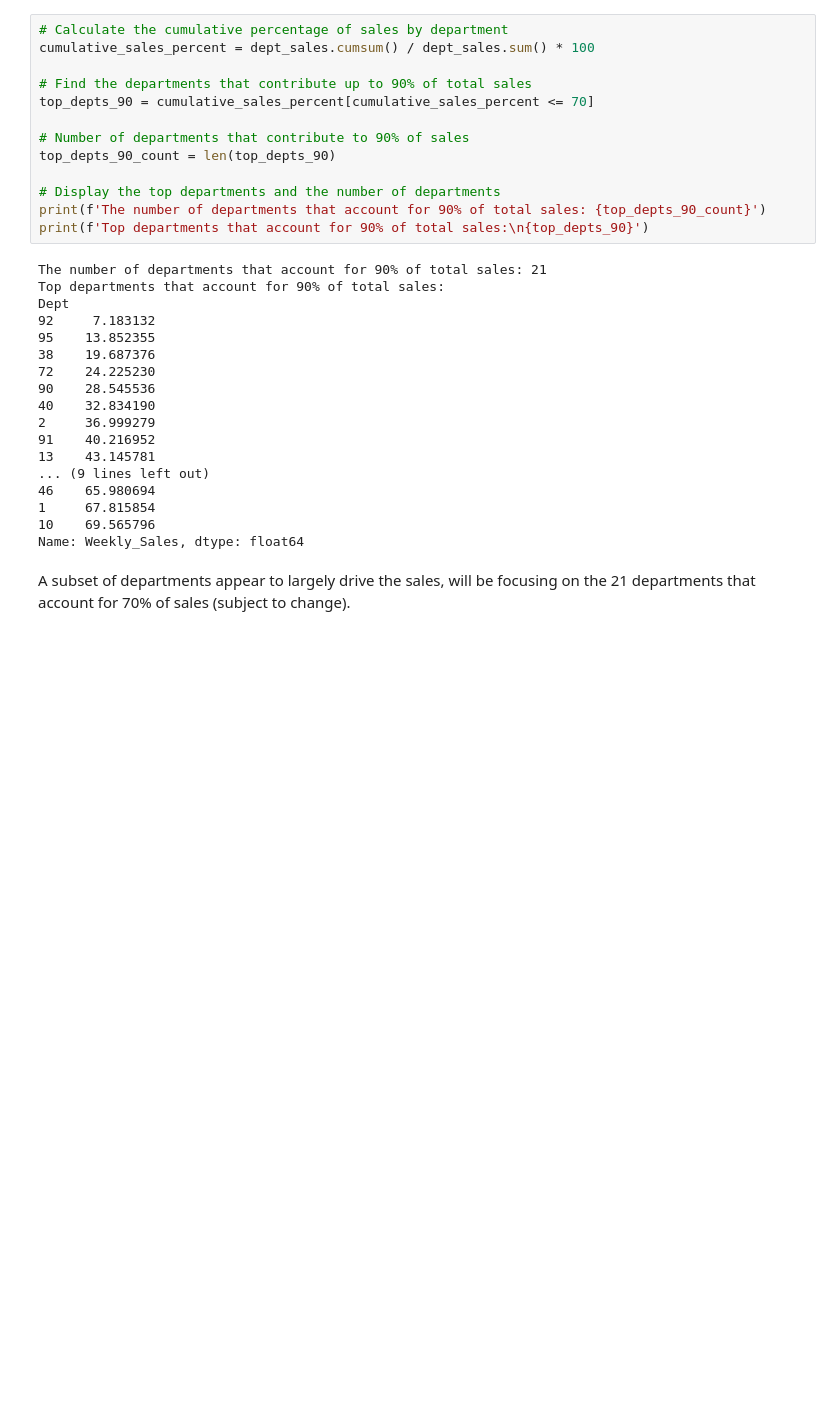
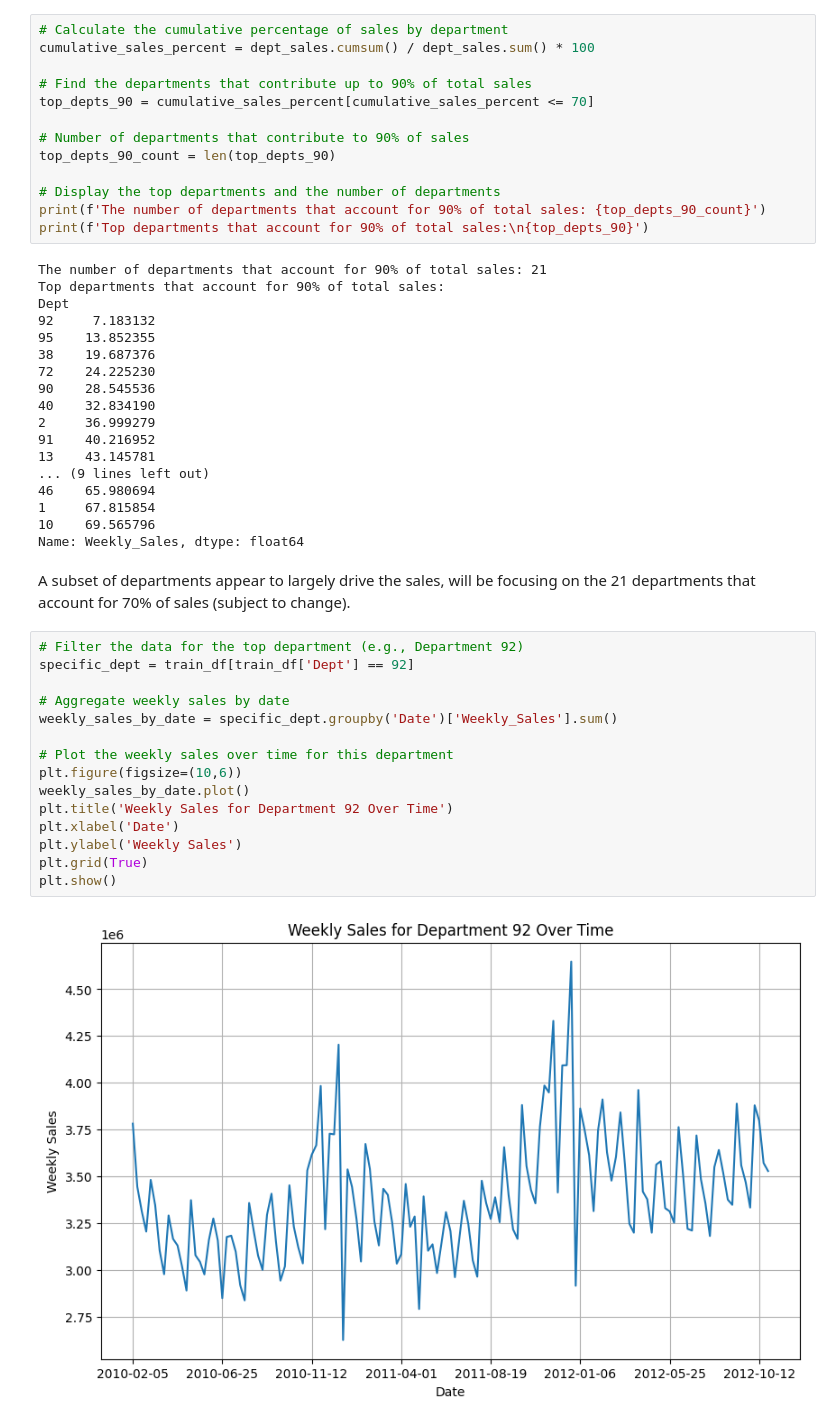
Before and after one commit to dimakazlouski/Walmart-Sales-Forecasting, a Jupyter notebook: Notebooks/01_Data_Exploration.ipynb, the cells around one changed output. Cells and saved outputs as stored; diff of their text form; blank space fills up the shorter version.

```diff
--- a/Notebooks/01_Data_Exploration.ipynb
+++ b/Notebooks/01_Data_Exploration.ipynb
@@ -313,5 +313,22 @@ Dept
 Name: Weekly_Sales, dtype: float64
 # %% [markdown]
 A subset of departments appear to largely drive the sales, will be focusing on the 21 departments that account for 70% of sales (subject to change).
+# %%
+# Filter the data for the top department (e.g., Department 92)
+specific_dept = train_df[train_df['Dept'] == 92]
+
+# Aggregate weekly sales by date
+weekly_sales_by_date = specific_dept.groupby('Date')['Weekly_Sales'].sum()
+
+# Plot the weekly sales over time for this department
+plt.figure(figsize=(10,6))
+weekly_sales_by_date.plot()
+plt.title('Weekly Sales for Department 92 Over Time')
+plt.xlabel('Date')
+plt.ylabel('Weekly Sales')
+plt.grid(True)
+plt.show()
+# %% [output]
+[figure, added]
 # %%
 # Filtering data for a specific department
```
Also changed, not shown: parts of 2 cells of this notebook.
